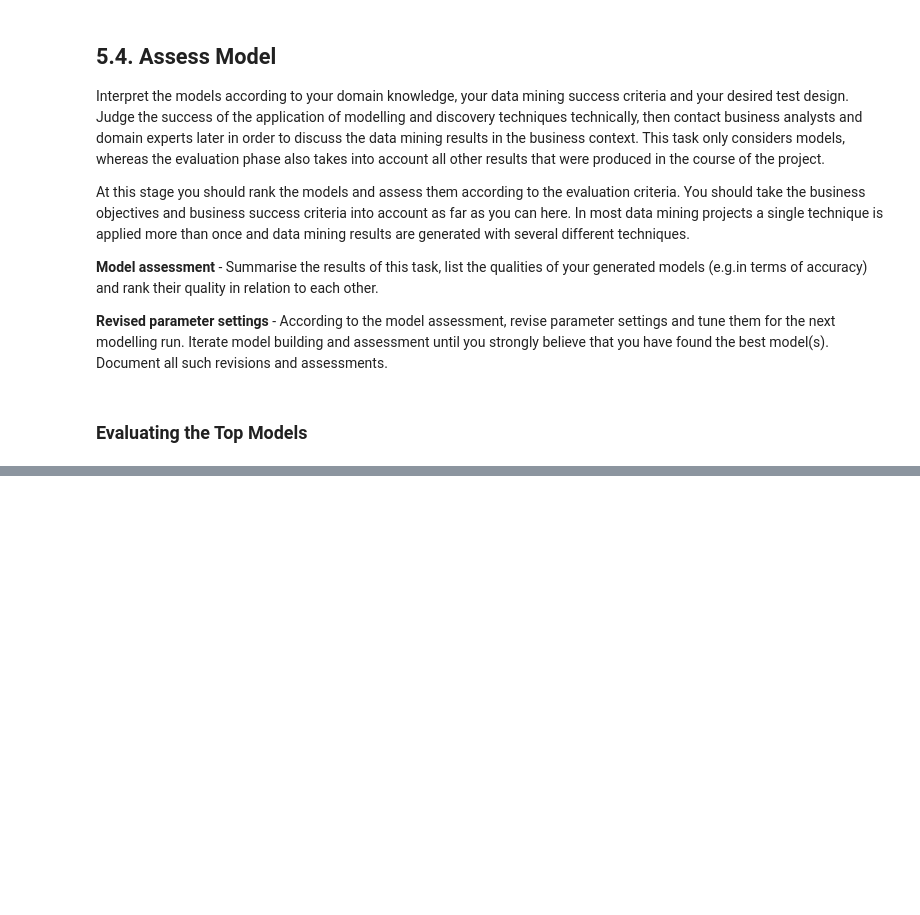
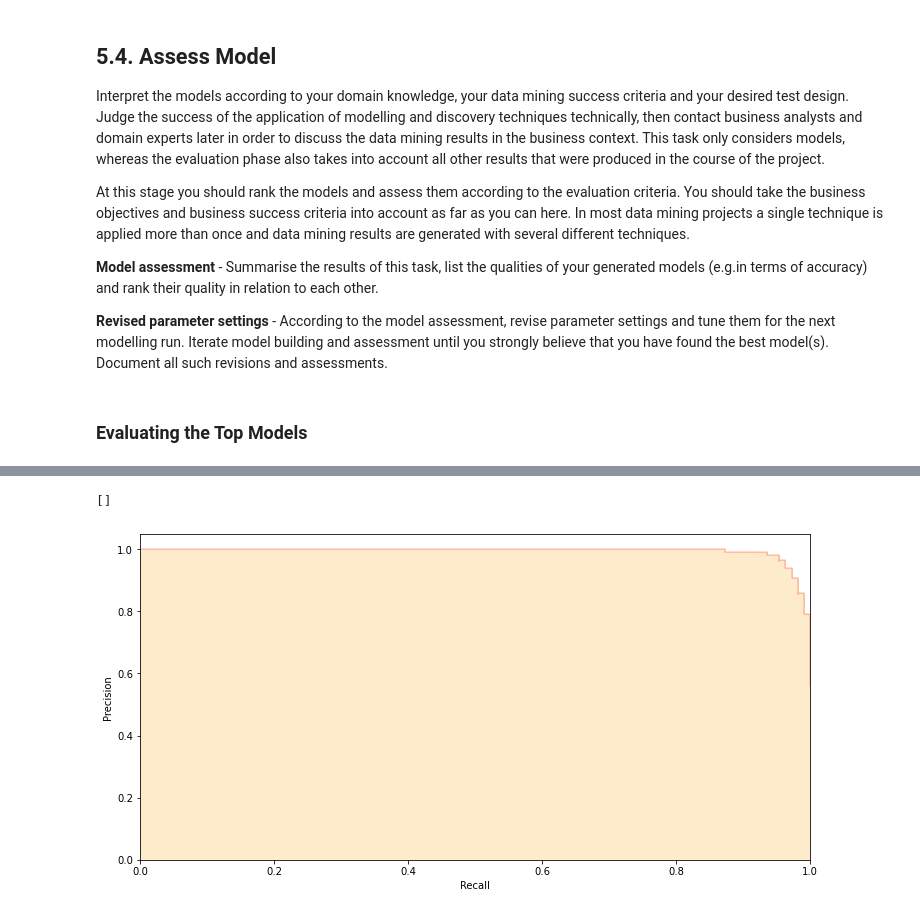
Before and after one commit to lukeeees/Credit-Fraud, a Jupyter notebook: Credit Fraud.ipynb, the cells around one changed output, grey strips where cells are left out. Saved outputs shown, nothing was run; the diff lists cells and outputs as text; code cells hidden in the pictures; blank space fills up the shorter version.

```diff
--- a/Credit Fraud.ipynb
+++ b/Credit Fraud.ipynb
@@ -763,3 +762,23 @@ weighted avg       0.96      0.95      0.95       197
+# %%
+y_score = model.decision_function(X_test)
+# %%
+fig = plt.figure(figsize=(12,6))
+
+precision, recall, _ = precision_recall_curve(y_test, y_score)
+
+plt.step(recall, precision, color='r', alpha=0.2,
+         where='post')
+plt.fill_between(recall, precision, step='post', alpha=0.2,
+                 color='#F59B00')
+
+plt.xlabel('Recall')
+plt.ylabel('Precision')
+plt.ylim([0.0, 1.05])
+plt.xlim([0.0, 1.0])
+plt.plot()
+# %% [output]
+[]
+[figure, added]
 # %%
 model = LogisticRegression()
 model.fit(X_train,y_train)
```
Also changed, not shown: parts of 17 cells of this notebook.
